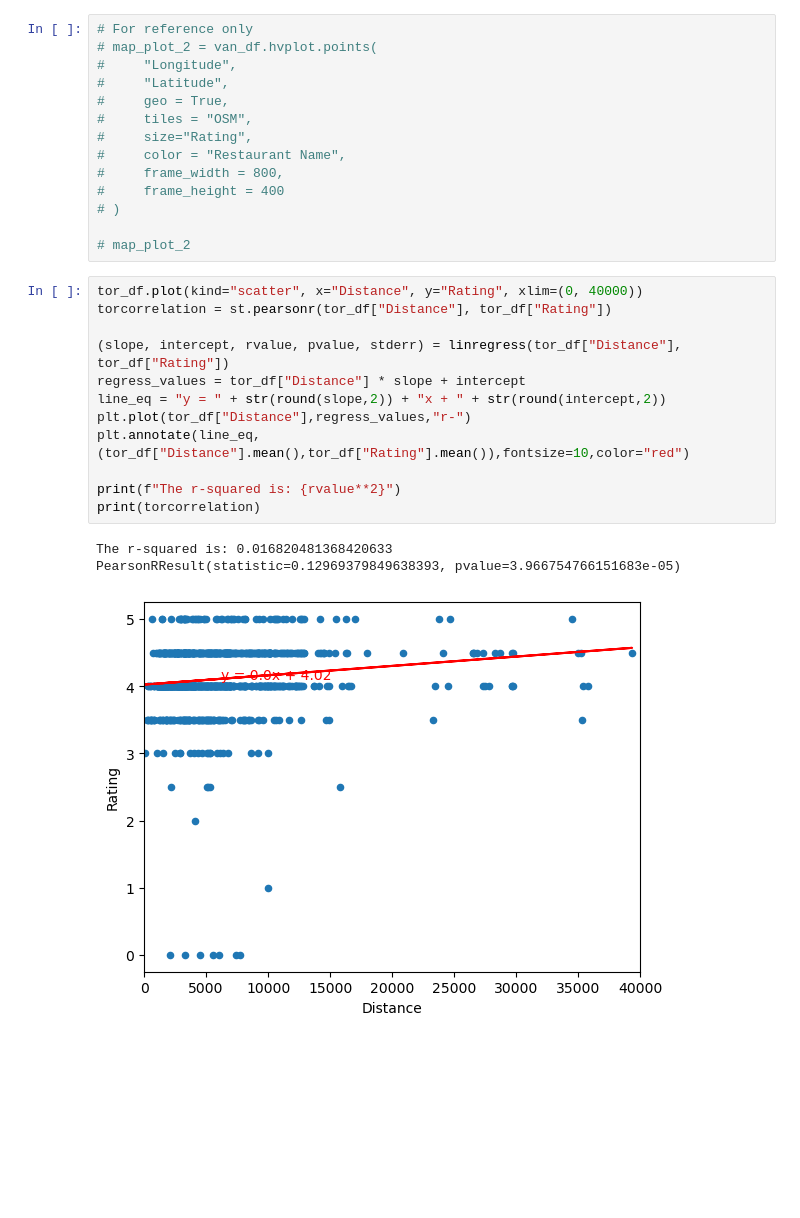
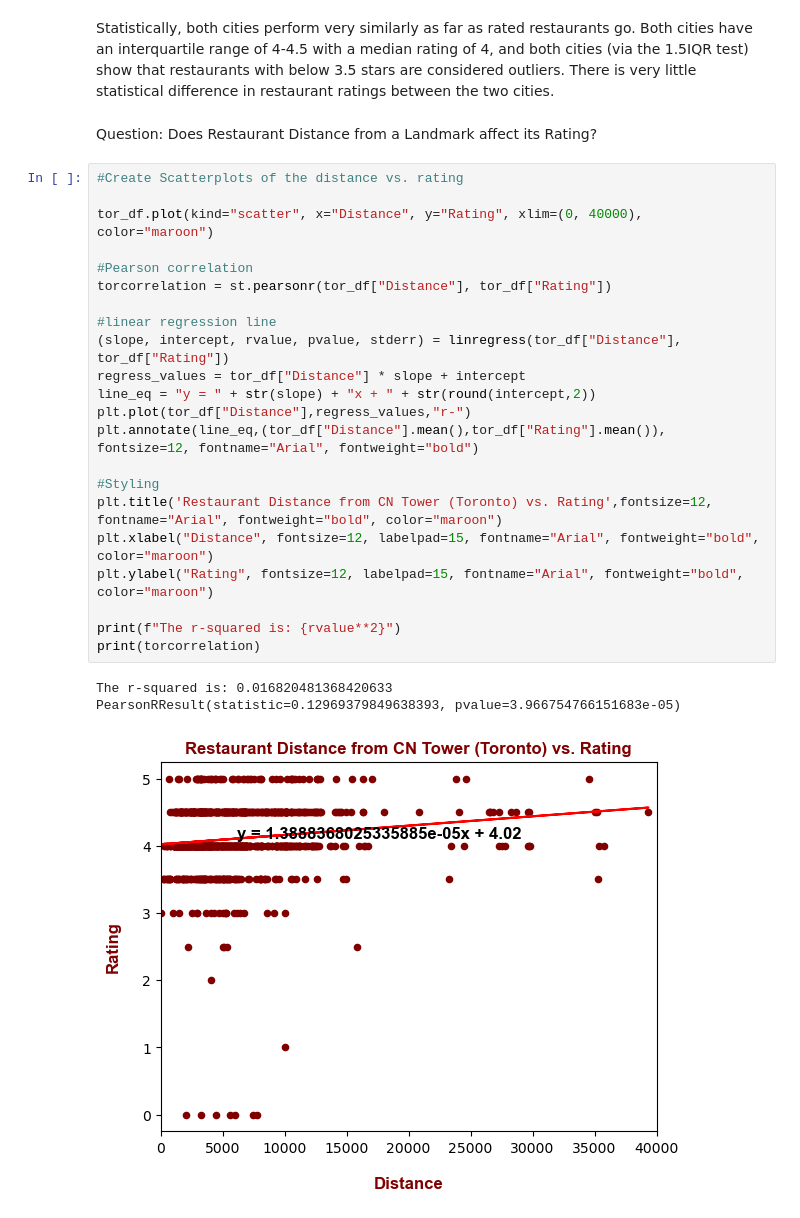
Before and after one commit to AlanDeng7/Module-7-Project1, a Jupyter notebook: Code_Chris/project_1_visualizations.ipynb, the cells around one changed output. Drawn from its saved outputs; the diff is of its cells as text; blank space fills up the shorter version.

```diff
--- a/Code_Chris/project_1_visualizations.ipynb
+++ b/Code_Chris/project_1_visualizations.ipynb
@@ -106,31 +133,31 @@ Values above 5.25 could be outliers, which is not possible.
-# %%
-# For reference only
-# map_plot_2 = van_df.hvplot.points(
-#     "Longitude",
-#     "Latitude",
-#     geo = True,
-#     tiles = "OSM",
-#     size="Rating",
-#     color = "Restaurant Name",
-#     frame_width = 800,
-#     frame_height = 400
-# )
-
-# map_plot_2
+# %% [markdown]
+Statistically, both cities perform very similarly as far as rated restaurants go. Both cities have an interquartile range of 4-4.5 with a median rating of 4, and both cities (via the 1.5IQR test) show that restaurants with below 3.5 stars are considered outliers. There is very little statistical difference in restaurant ratings between the two cities.
+# %% [markdown]
+Question: Does Restaurant Distance from a Landmark affect its Rating?
 # %%
-tor_df.plot(kind="scatter", x="Distance", y="Rating", xlim=(0, 40000))
+#Create Scatterplots of the distance vs. rating
+
+tor_df.plot(kind="scatter", x="Distance", y="Rating", xlim=(0, 40000), color="maroon")
+
+#Pearson correlation
 torcorrelation = st.pearsonr(tor_df["Distance"], tor_df["Rating"])
 
+#linear regression line
 (slope, intercept, rvalue, pvalue, stderr) = linregress(tor_df["Distance"], tor_df["Rating"])
 regress_values = tor_df["Distance"] * slope + intercept
-line_eq = "y = " + str(round(slope,2)) + "x + " + str(round(intercept,2))
+line_eq = "y = " + str(slope) + "x + " + str(round(intercept,2))
 plt.plot(tor_df["Distance"],regress_values,"r-")
-plt.annotate(line_eq,(tor_df["Distance"].mean(),tor_df["Rating"].mean()),fontsize=10,color="red")
+plt.annotate(line_eq,(tor_df["Distance"].mean(),tor_df["Rating"].mean()), fontsize=12, fontname="Arial", fontweight="bold")
+
+#Styling
+plt.title('Restaurant Distance from CN Tower (Toronto) vs. Rating',fontsize=12, fontname="Arial", fontweight="bold", color="maroon")
+plt.xlabel("Distance", fontsize=12, labelpad=15, fontname="Arial", fontweight="bold", color="maroon")
+plt.ylabel("Rating", fontsize=12, labelpad=15, fontname="Arial", fontweight="bold", color="maroon")
 
 print(f"The r-squared is: {rvalue**2}")
 print(torcorrelation)
 # %% [output]
 The r-squared is: 0.016820481368420633
 PearsonRResult(statistic=0.12969379849638393, pvalue=3.966754766151683e-05)
-[figure, old version]
+[figure, new version]
 # %%
```
Also changed, not shown: parts of 11 cells of this notebook, 4 other files.
